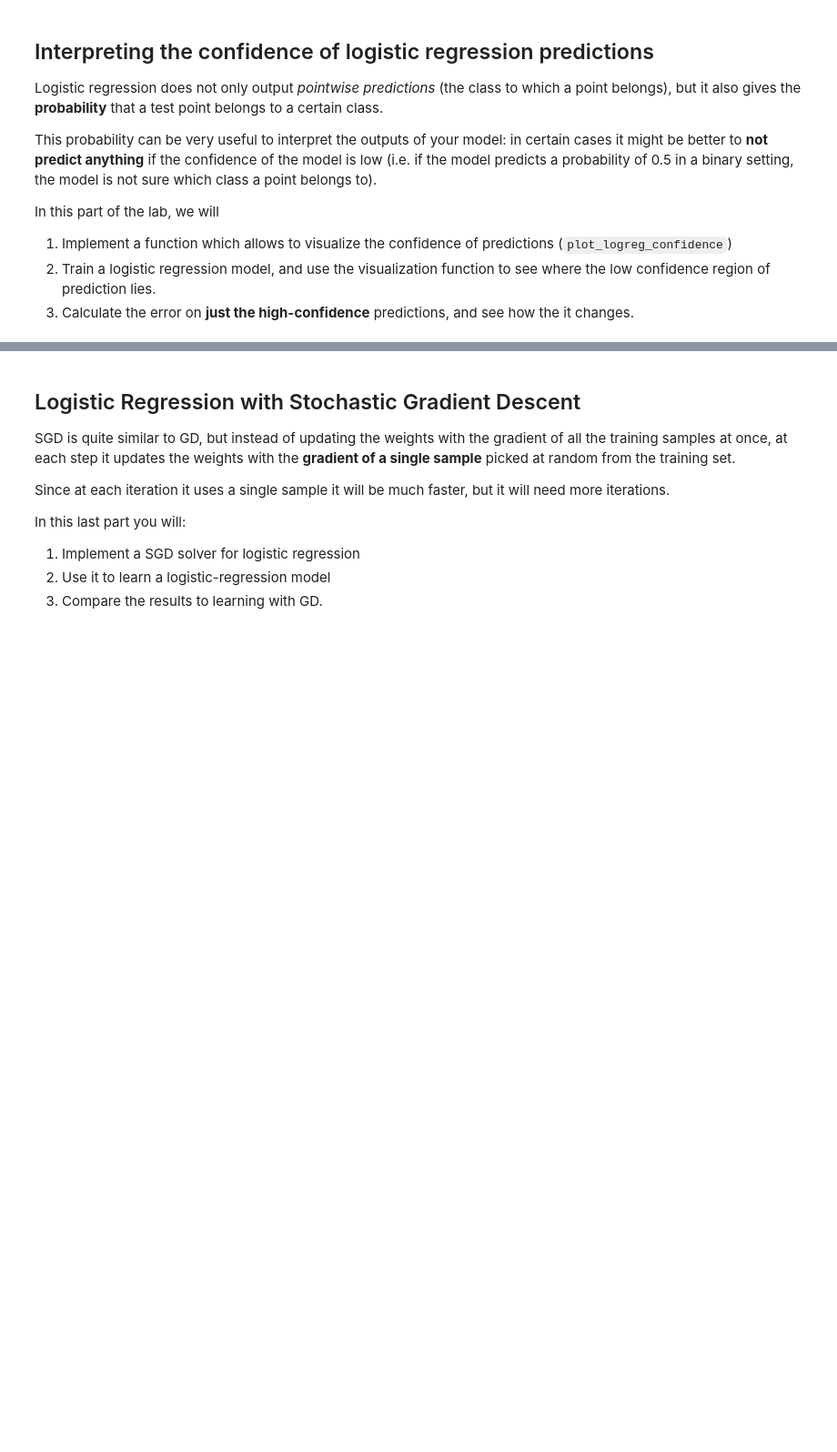
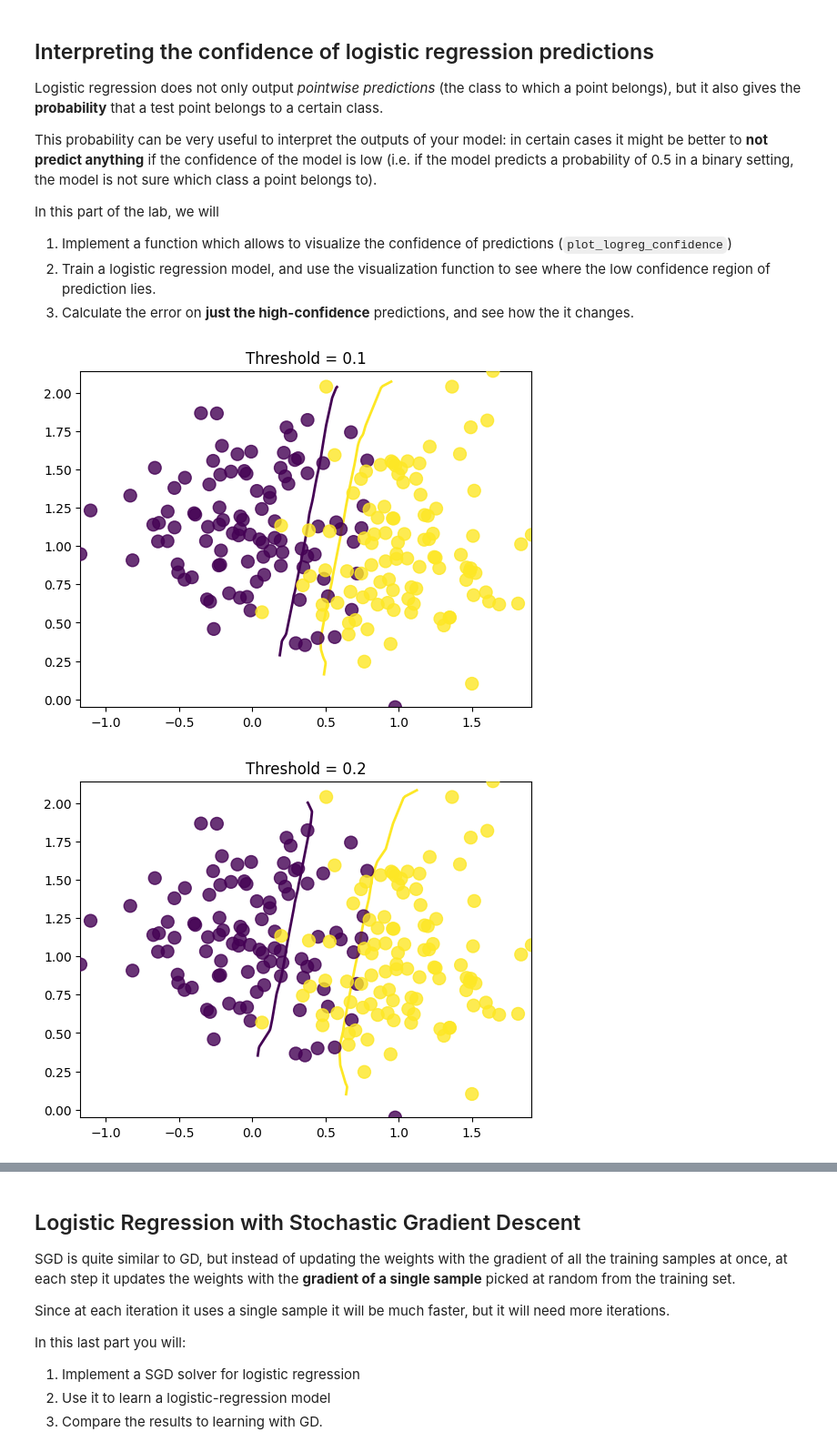
Before and after one commit to girofex/Machine-Learning-Algorithms, a Jupyter notebook: Lab4_LogisticRegression.ipynb, the cells around one changed output, grey strips where cells are left out. Shown at 91% size. Drawn from its saved outputs; the diff is of its cells as text; code cells hidden in the pictures; blank space fills up the shorter version.

```diff
--- a/Lab4_LogisticRegression.ipynb
+++ b/Lab4_LogisticRegression.ipynb
@@ -299,9 +298,18 @@ Xtr, Ytr = mixGauss([[0,1],[1,1]], [0.4,0.4], 100)
 Xts, Yts = mixGauss([[0,1],[1,1]], [0.4,0.4], 100)
 
 Xtr_wbias = np.hstack((Xtr, np.ones((Xtr.shape[0], 1))))
-Xts_wbias = np.hstack((Xte, np.ones((Xte.shape[0], 1))))
+Xts_wbias = np.hstack((Xts, np.ones((Xts.shape[0], 1))))
 # %%
 # TODO: Train a logistic regression model, and obtain the probability predictions for the test set
-...
-ts_pred, ts_conf = predict_logreg(...)
+gamma = optimal_gd_learning_rate(Xtr_wbias, reg_par)
+w, losses = train_logreg_gd(Xtr_wbias, Ytr, reg_par, maxiter=100)
+Ypred = predict_logreg(w, Xts_wbias)[1]
+
 # TODO: Plot the logistic regression confidence for different thresholds. Interpret what you see.
+thresholds = [0.1, 0.2, 0.3, 0.4]
+for t in thresholds:
+    plot_logreg_confidence(Xts, Yts, Ypred, t)
+    plt.title("Threshold = %.1f" % t)
+# %% [output]
+[figure, added]
+[figure, added]
```
Also changed, not shown: parts of 7 cells of this notebook.
